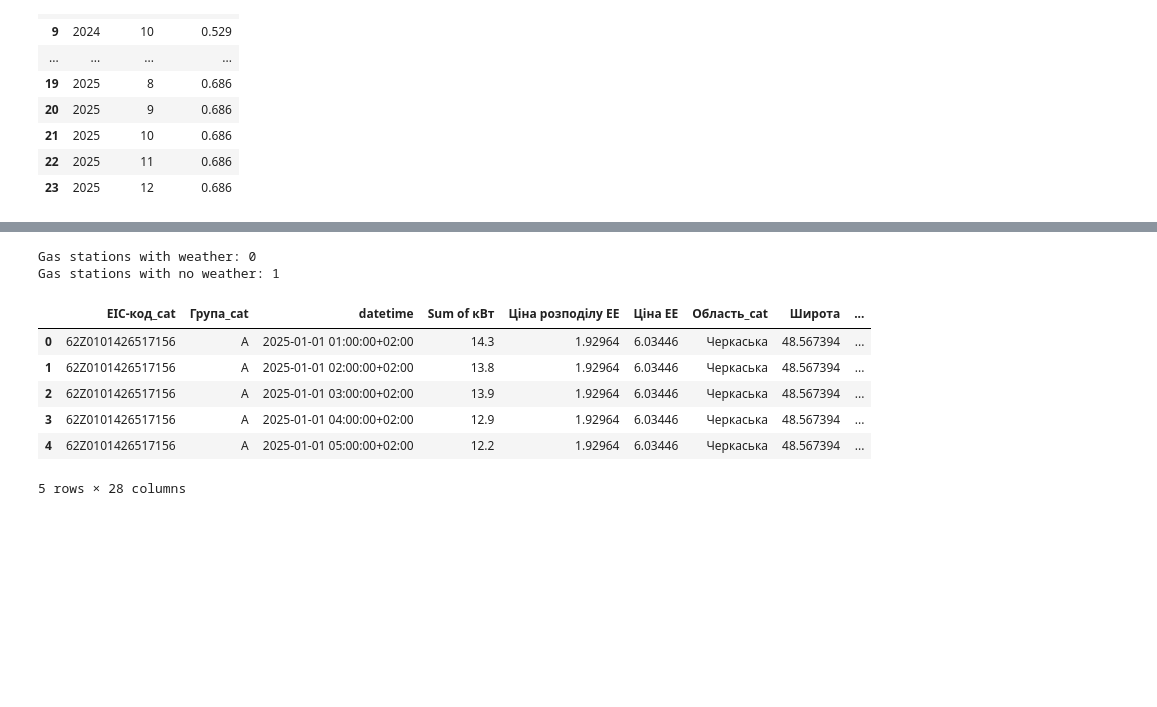
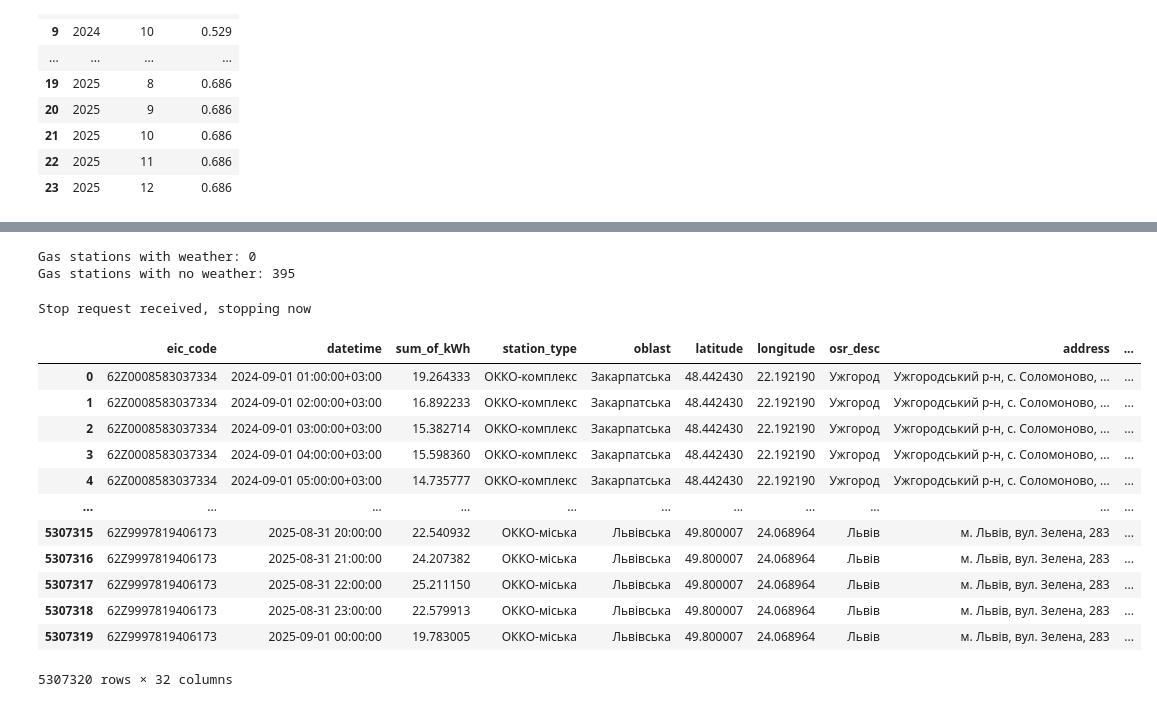
Before and after one commit to Lkupybida/Diploma, a Jupyter notebook: data_processing_pipeline.ipynb, the cells around one changed output, grey strips where cells are left out. Saved outputs shown, nothing was run; the diff lists cells and outputs as text; code cells hidden in the pictures; blank space fills up the shorter version.

```diff
--- a/data_processing_pipeline.ipynb
+++ b/data_processing_pipeline.ipynb
@@ -332,22 +640,29 @@ df
 # %%
 from weather import smart_requests
 
 df_with_weather = smart_requests(
-    path_in=path,
+    path_in=checkpoint_path,
     path_out=weather_path,
     checkpoint_path=checkpoint_path,
-    eic_code_name='EIC-код_cat',
-    lat_col='Широта',
-    lon_col='Довгота',
+    eic_code_name='eic_code',
+    lat_col='latitude',
+    lon_col='longitude',
 )
 df_with_weather
 # %% [output]
 Gas stations with weather: 0
-Gas stations with no weather: 1
+Gas stations with no weather: 395
+Stop request received, stopping now
-|  | EIC-код_cat | Група_cat | datetime | Sum of кВт | Ціна розподілу ЕЕ | Ціна ЕЕ | Область_cat | Широта | ... |
-| 0 | 62Z0101426517156 | А | 2025-01-01 01:00:00+02:00 | 14.3 | 1.92964 | 6.03446 | Черкаська | 48.567394 | ... |
-| 1 | 62Z0101426517156 | А | 2025-01-01 02:00:00+02:00 | 13.8 | 1.92964 | 6.03446 | Черкаська | 48.567394 | ... |
-| 2 | 62Z0101426517156 | А | 2025-01-01 03:00:00+02:00 | 13.9 | 1.92964 | 6.03446 | Черкаська | 48.567394 | ... |
-| 3 | 62Z0101426517156 | А | 2025-01-01 04:00:00+02:00 | 12.9 | 1.92964 | 6.03446 | Черкаська | 48.567394 | ... |
-| 4 | 62Z0101426517156 | А | 2025-01-01 05:00:00+02:00 | 12.2 | 1.92964 | 6.03446 | Черкаська | 48.567394 | ... |
+|  | eic_code | datetime | sum_of_kWh | station_type | oblast | latitude | longitude | osr_desc | address | ... |
+| 0 | 62Z0008583037334 | 2024-09-01 01:00:00+03:00 | 19.264333 | ОККО-комплекс | Закарпатська | 48.442430 | 22.192190 | Ужгород | Ужгородський р-н, с. Соломоново, ... | ... |
+| 1 | 62Z0008583037334 | 2024-09-01 02:00:00+03:00 | 16.892233 | ОККО-комплекс | Закарпатська | 48.442430 | 22.192190 | Ужгород | Ужгородський р-н, с. Соломоново, ... | ... |
+| 2 | 62Z0008583037334 | 2024-09-01 03:00:00+03:00 | 15.382714 | ОККО-комплекс | Закарпатська | 48.442430 | 22.192190 | Ужгород | Ужгородський р-н, с. Соломоново, ... | ... |
+| 3 | 62Z0008583037334 | 2024-09-01 04:00:00+03:00 | 15.598360 | ОККО-комплекс | Закарпатська | 48.442430 | 22.192190 | Ужгород | Ужгородський р-н, с. Соломоново, ... | ... |
+| 4 | 62Z0008583037334 | 2024-09-01 05:00:00+03:00 | 14.735777 | ОККО-комплекс | Закарпатська | 48.442430 | 22.192190 | Ужгород | Ужгородський р-н, с. Соломоново, ... | ... |
+| ... | ... | ... | ... | ... | ... | ... | ... | ... | ... | ... |
+| 5307315 | 62Z9997819406173 | 2025-08-31 20:00:00 | 22.540932 | ОККО-міська | Львівська | 49.800007 | 24.068964 | Львів | м. Львів, вул. Зелена, 283 | ... |
+| 5307316 | 62Z9997819406173 | 2025-08-31 21:00:00 | 24.207382 | ОККО-міська | Львівська | 49.800007 | 24.068964 | Львів | м. Львів, вул. Зелена, 283 | ... |
+| 5307317 | 62Z9997819406173 | 2025-08-31 22:00:00 | 25.211150 | ОККО-міська | Львівська | 49.800007 | 24.068964 | Львів | м. Львів, вул. Зелена, 283 | ... |
+| 5307318 | 62Z9997819406173 | 2025-08-31 23:00:00 | 22.579913 | ОККО-міська | Львівська | 49.800007 | 24.068964 | Львів | м. Львів, вул. Зелена, 283 | ... |
+| 5307319 | 62Z9997819406173 | 2025-09-01 00:00:00 | 19.783005 | ОККО-міська | Львівська | 49.800007 | 24.068964 | Львів | м. Львів, вул. Зелена, 283 | ... |
-5 rows × 28 columns
+5307320 rows × 32 columns
```
Also changed, not shown: parts of 26 cells of this notebook, 7 other files.
